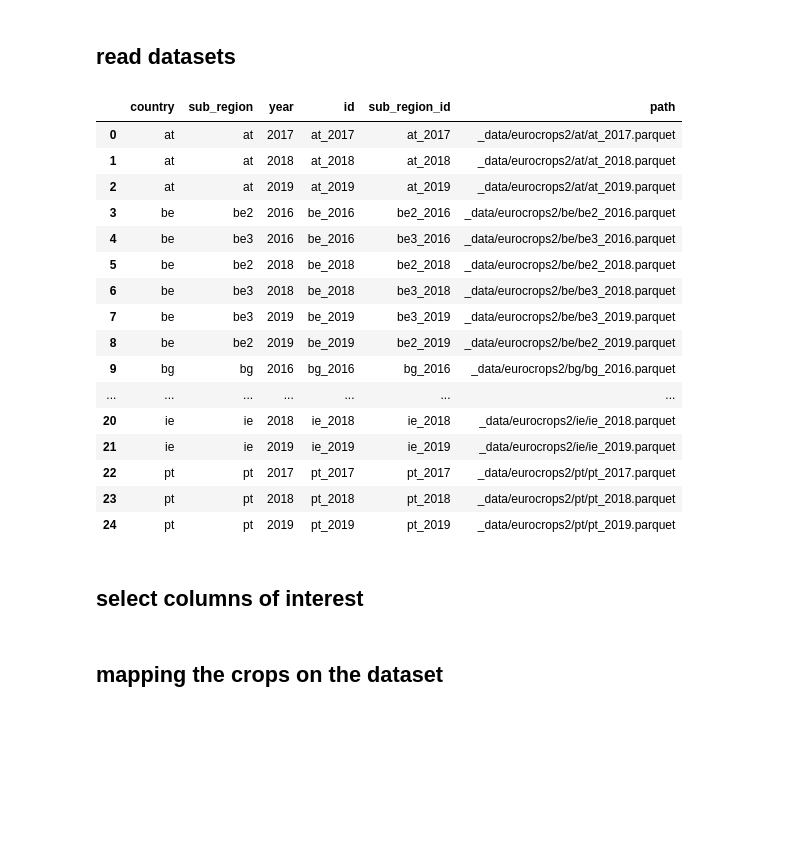
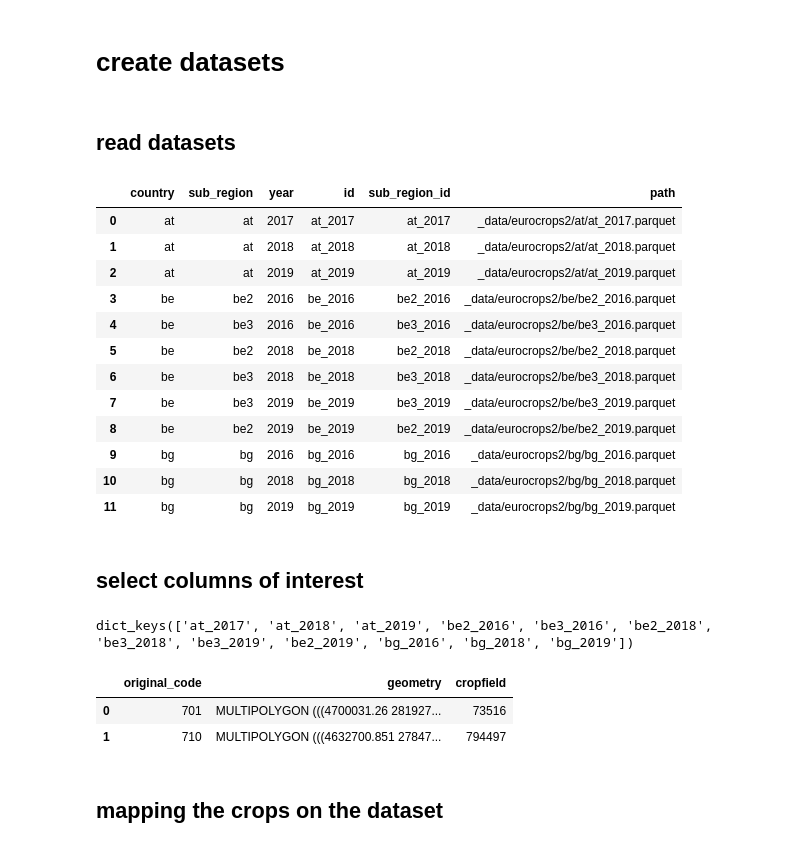
Before and after one commit to beatrizbsperes/SpatialTemporal_generalization_of_SITS_FM, a Jupyter notebook: 1_dataset_explorer.ipynb, the cells around one changed output. Cells and saved outputs as stored; diff of their text form; code cells hidden in the pictures; blank space fills up the shorter version.

```diff
--- a/1_dataset_explorer.ipynb
+++ b/1_dataset_explorer.ipynb
@@ -12,2 +14,7 @@ import warnings
+# %%
+ROOT_DIR = Path("_data/eurocrops2")
+OUT_FOLDER = "_data/exports/country_year_exports"
+
+CROPS_SIZE = 500
 # %% [markdown]
-## read datasets
+# create datasets
@@ -16,3 +21,5 @@ data_root = Path("_data/eurocrops2")
+# %% [markdown]
+## read datasets
 # %%
 def get_inventory(root_path):
     inventory = []
@@ -40,26 +47,22 @@ def get_inventory(root_path):
 
     return df
 # %%
-available_datasets = get_inventory(data_root)
+available_datasets = get_inventory(ROOT_DIR)
 available_datasets
 # %% [output]
 |  | country | sub_region | year | id | sub_region_id | path |
 | 0 | at | at | 2017 | at_2017 | at_2017 | _data/eurocrops2/at/at_2017.parquet |
 | 1 | at | at | 2018 | at_2018 | at_2018 | _data/eurocrops2/at/at_2018.parquet |
 | 2 | at | at | 2019 | at_2019 | at_2019 | _data/eurocrops2/at/at_2019.parquet |
 | 3 | be | be2 | 2016 | be_2016 | be2_2016 | _data/eurocrops2/be/be2_2016.parquet |
 | 4 | be | be3 | 2016 | be_2016 | be3_2016 | _data/eurocrops2/be/be3_2016.parquet |
 | 5 | be | be2 | 2018 | be_2018 | be2_2018 | _data/eurocrops2/be/be2_2018.parquet |
 | 6 | be | be3 | 2018 | be_2018 | be3_2018 | _data/eurocrops2/be/be3_2018.parquet |
 | 7 | be | be3 | 2019 | be_2019 | be3_2019 | _data/eurocrops2/be/be3_2019.parquet |
 | 8 | be | be2 | 2019 | be_2019 | be2_2019 | _data/eurocrops2/be/be2_2019.parquet |
 | 9 | bg | bg | 2016 | bg_2016 | bg_2016 | _data/eurocrops2/bg/bg_2016.parquet |
-| ... | ... | ... | ... | ... | ... | ... |
-| 20 | ie | ie | 2018 | ie_2018 | ie_2018 | _data/eurocrops2/ie/ie_2018.parquet |
-| 21 | ie | ie | 2019 | ie_2019 | ie_2019 | _data/eurocrops2/ie/ie_2019.parquet |
-| 22 | pt | pt | 2017 | pt_2017 | pt_2017 | _data/eurocrops2/pt/pt_2017.parquet |
-| 23 | pt | pt | 2018 | pt_2018 | pt_2018 | _data/eurocrops2/pt/pt_2018.parquet |
-| 24 | pt | pt | 2019 | pt_2019 | pt_2019 | _data/eurocrops2/pt/pt_2019.parquet |
+| 10 | bg | bg | 2018 | bg_2018 | bg_2018 | _data/eurocrops2/bg/bg_2018.parquet |
+| 11 | bg | bg | 2019 | bg_2019 | bg_2019 | _data/eurocrops2/bg/bg_2019.parquet |
 # %% [markdown]
 ## select columns of interest
 # %%
@@ -77,10 +80,16 @@ def load_and_filter_datasets(dataframe, columns_of_interest):
 
     return processed
 # %%
-datasets = load_and_filter_datasets(available_datasets, columns)
-# datasets.keys()
+datasets = load_and_filter_datasets(available_datasets, COLUMNS)
+datasets.keys()
+# %% [output]
+dict_keys(['at_2017', 'at_2018', 'at_2019', 'be2_2016', 'be3_2016', 'be2_2018', 'be3_2018', 'be3_2019', 'be2_2019', 'bg_2016', 'bg_2018', 'bg_2019'])
 # %%
-# datasets['fr_2019'].head(2)
+datasets['at_2019'].head(2)
+# %% [output]
+|  | original_code | geometry | cropfield |
+| 0 | 701 | MULTIPOLYGON (((4700031.26 281927... | 73516 |
+| 1 | 710 | MULTIPOLYGON (((4632700.851 27847... | 794497 |
 # %% [markdown]
 ## mapping the crops on the dataset
 # %%
```
Also changed, not shown: parts of 35 cells of this notebook, 26 other files.
